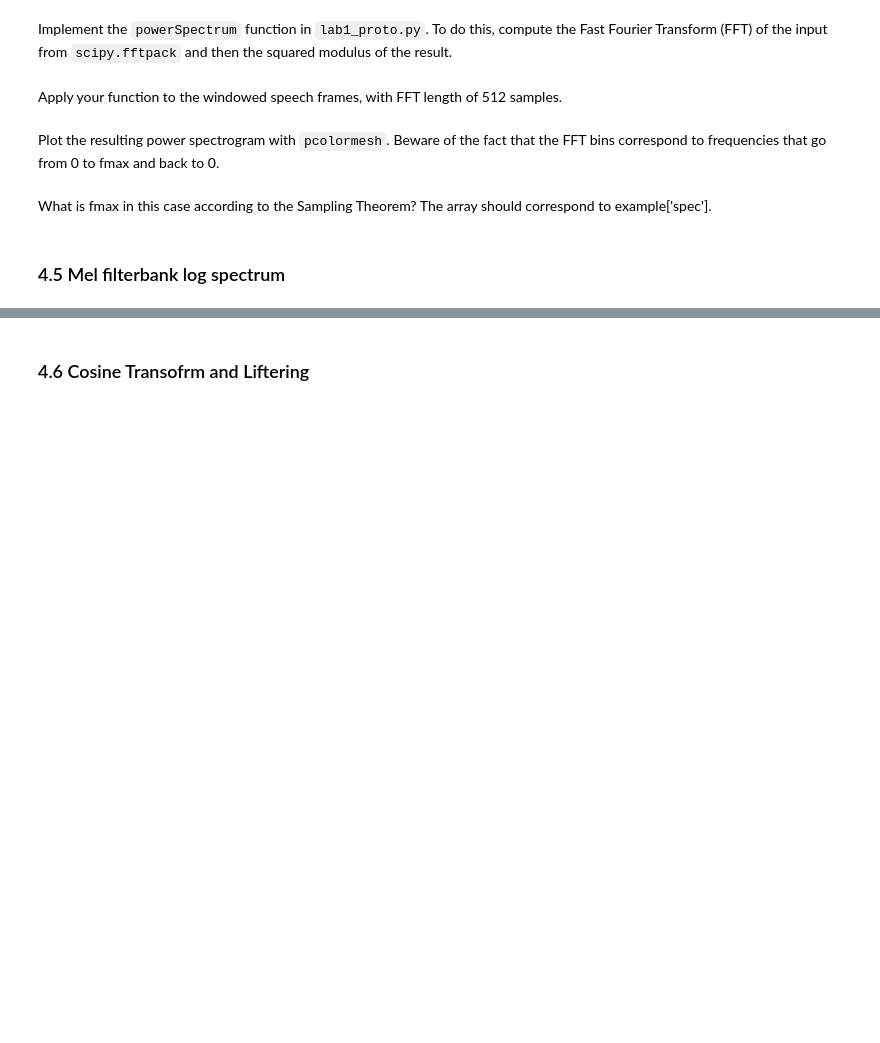
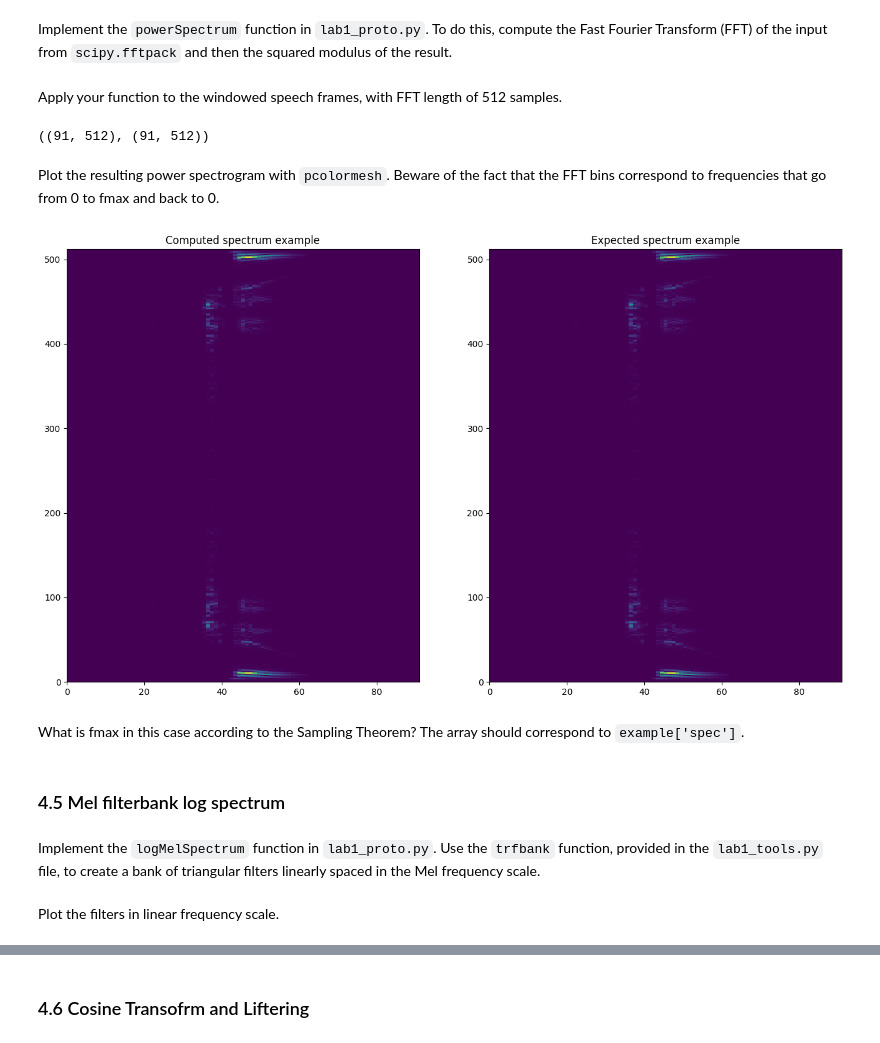
Before and after one commit to celdot/Speech_Speaker_Recognition, a Jupyter notebook: Assignements/lab1/lab1.ipynb, the cells around one changed output, grey strips where cells are left out. Drawn from its saved outputs; the diff is of its cells as text; code cells hidden in the pictures; blank space fills up the shorter version.

```diff
--- a/Assignements/lab1/lab1.ipynb
+++ b/Assignements/lab1/lab1.ipynb
@@ -71,9 +141,28 @@ Apply hamming window to the pre-emphasized frames of the previous step. This sho
 Implement the `powerSpectrum` function in `lab1_proto.py`. To do this, compute the Fast Fourier Transform (FFT) of the input from `scipy.fftpack` and then the squared modulus of the result.
 # %% [markdown]
  Apply your function to the windowed speech frames, with FFT length of 512 samples.
+# %%
+computed_spec = proto.powerSpectrum(computed_windowed, 512)
+# %%
+computed_spec.shape, example['spec'].shape
+# %% [output]
+((91, 512), (91, 512))
 # %% [markdown]
 Plot the resulting power spectrogram with `pcolormesh`. Beware of the fact that the FFT bins correspond to frequencies that go from 0 to fmax and back to 0.
+# %%
+fig, ax = plt.subplots(1, 2, figsize=(16, 9))
+ax[0].pcolormesh(computed_spec.T)
+ax[0].set_title('Computed spectrum example')
+ax[1].pcolormesh(example['spec'].T)
+ax[1].set_title('Expected spectrum example')
+plt.show()
+# %% [output]
+[figure, added]
 # %% [markdown]
-What is fmax in this case according to the Sampling Theorem? The array should correspond to example['spec'].
+What is fmax in this case according to the Sampling Theorem? The array should correspond to `example['spec']`.
 # %% [markdown]
 ### 4.5 Mel filterbank log spectrum
+# %% [markdown]
+Implement the `logMelSpectrum` function in `lab1_proto.py`. Use the `trfbank` function, provided in the `lab1_tools.py` file, to create a bank of triangular filters linearly spaced in the Mel frequency scale.
+# %% [markdown]
+Plot the filters in linear frequency scale.
```
Also changed, not shown: parts of 43 cells of this notebook, 2 other files.
